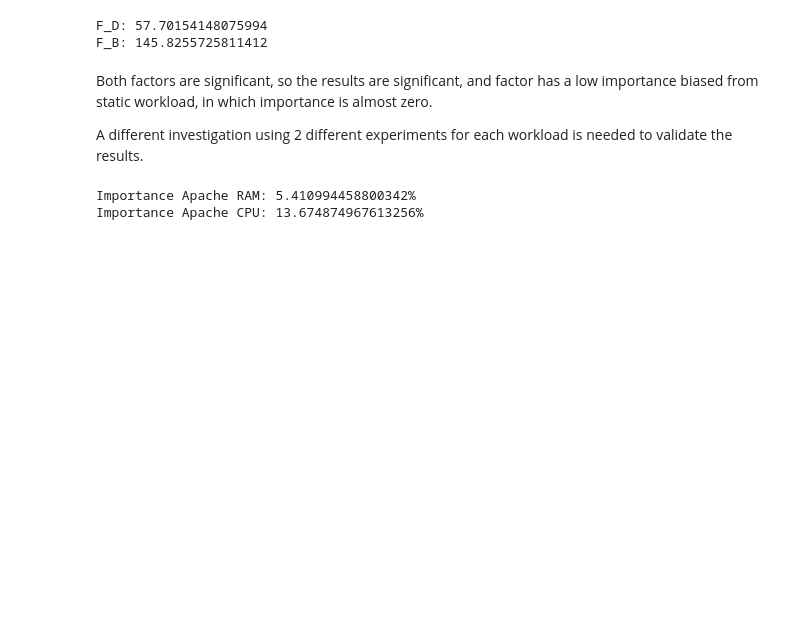
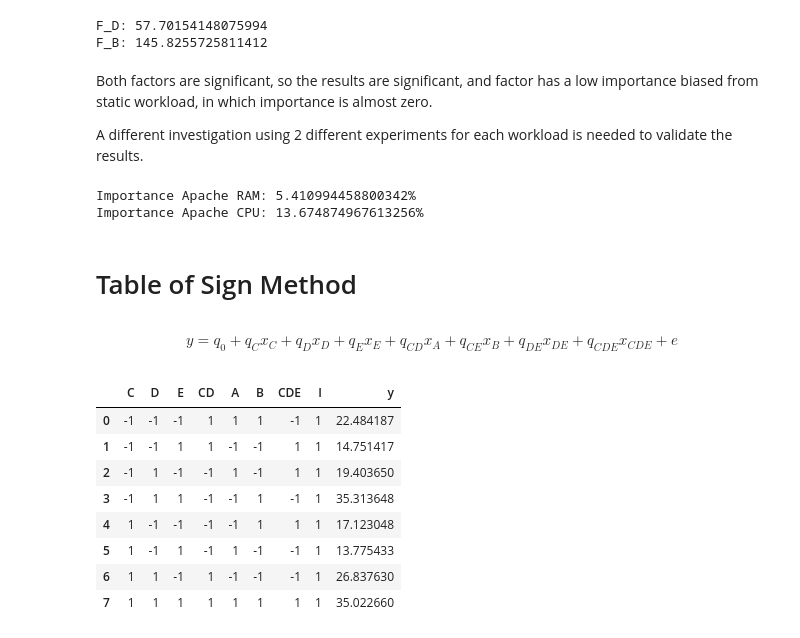
Before and after one commit to umb-hub/What-A-Capacity-Test, a Jupyter notebook: notebooks/Performance_Analysis_Factor_Analysis.ipynb, the cells around one changed output. Cells and saved outputs as stored; diff of their text form; code cells hidden in the pictures; blank space fills up the shorter version.

```diff
--- a/notebooks/Performance_Analysis_Factor_Analysis.ipynb
+++ b/notebooks/Performance_Analysis_Factor_Analysis.ipynb
@@ -469,3 +469,21 @@ print(f"Importance Apache CPU: {Variance[6]*100}%")
 # %% [output]
 Importance Apache RAM: 5.410994458800342%
 Importance Apache CPU: 13.674874967613256%
+# %% [markdown]
+# Table of Sign Method
+# %% [markdown]
+$$y = q_0 + q_Cx_C + q_Dx_D + q_Ex_E + q_{CD}x_A + q_{CE}x_B + q_{DE}x_{DE} + q_{CDE}x_{CDE} + e$$
+# %%
+TableSign["I"] = [1] * len(experiments)
+TableSign["y"] = [np.mean(response[(i*5):((i+1)*5)]) for i in range(len(experiments))]
+TableSign
+# %% [output]
+|  | C | D | E | CD | A | B | CDE | I | y |
+| 0 | -1 | -1 | -1 | 1 | 1 | 1 | -1 | 1 | 22.484187 |
+| 1 | -1 | -1 | 1 | 1 | -1 | -1 | 1 | 1 | 14.751417 |
+| 2 | -1 | 1 | -1 | -1 | 1 | -1 | 1 | 1 | 19.403650 |
+| 3 | -1 | 1 | 1 | -1 | -1 | 1 | -1 | 1 | 35.313648 |
+| 4 | 1 | -1 | -1 | -1 | -1 | 1 | 1 | 1 | 17.123048 |
+| 5 | 1 | -1 | 1 | -1 | 1 | -1 | -1 | 1 | 13.775433 |
+| 6 | 1 | 1 | -1 | 1 | -1 | -1 | -1 | 1 | 26.837630 |
+| 7 | 1 | 1 | 1 | 1 | 1 | 1 | 1 | 1 | 35.022660 |
```
Also changed, not shown: parts of 3 cells of this notebook, 2 other files.
